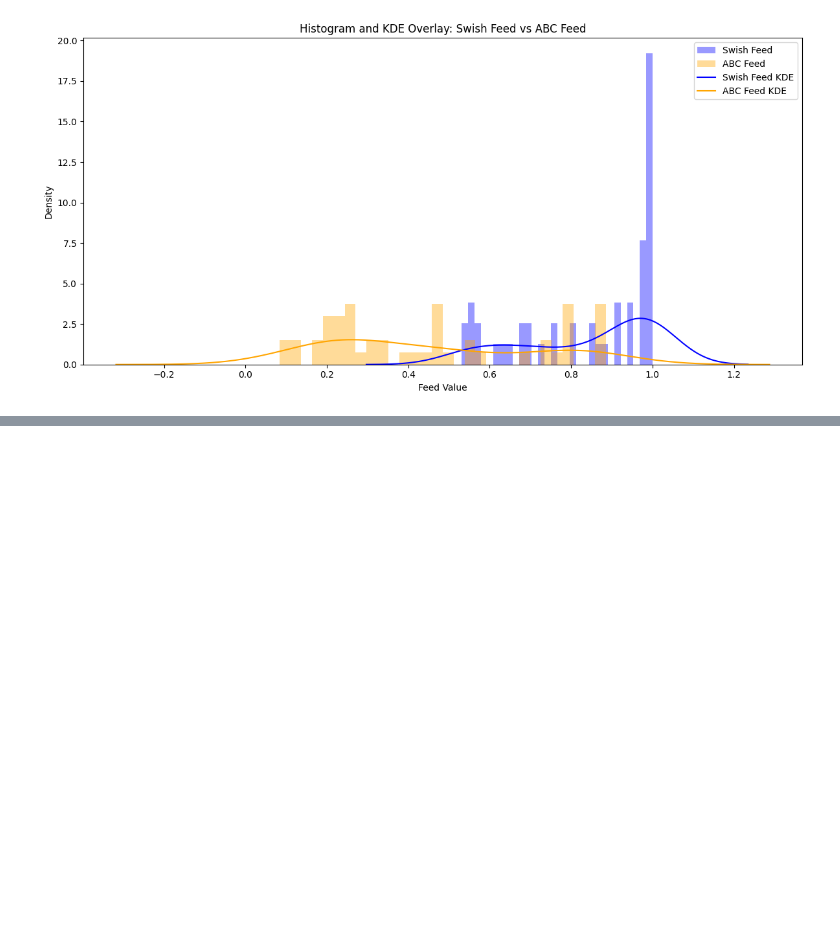
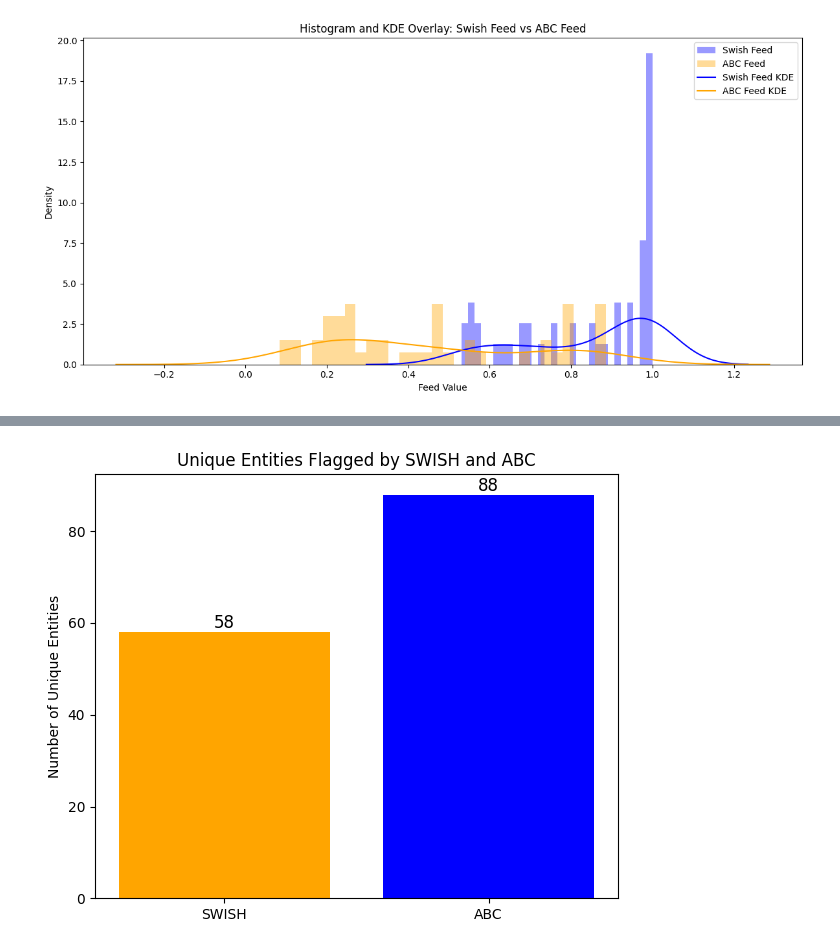
Before and after one commit to maximillian-jacob/DataScience, a Jupyter notebook: main_swish_vs_abc.ipynb, the cells around one changed output, grey strips where cells are left out. Saved outputs shown, nothing was run; the diff lists cells and outputs as text; code cells hidden in the pictures; blank space fills up the shorter version.

```diff
--- a/main_swish_vs_abc.ipynb
+++ b/main_swish_vs_abc.ipynb
@@ -295,0 +313,19 @@ plt.show()
+# %%
+# Count unique entities in swish and abc
+unique_swish_entities = swish['entity'].nunique()
+unique_abc_entities = abc['entity'].nunique()
+
+plt.figure(figsize=(6, 5))
+bars = plt.bar(['SWISH', 'ABC'], [unique_swish_entities, unique_abc_entities], color=['orange', 'blue'])
+plt.ylabel('Number of Unique Entities')
+plt.title('Unique Entities Flagged by SWISH and ABC')
+
+# Add counts on top of each bar
+for bar in bars:
+    height = bar.get_height()
+    plt.text(bar.get_x() + bar.get_width()/2, height, f'{int(height)}', ha='center', va='bottom', fontsize=12)
+
+plt.tight_layout()
+plt.show()
+# %% [output]
+[figure, added]
```
Also changed, not shown: parts of 12 cells of this notebook.
